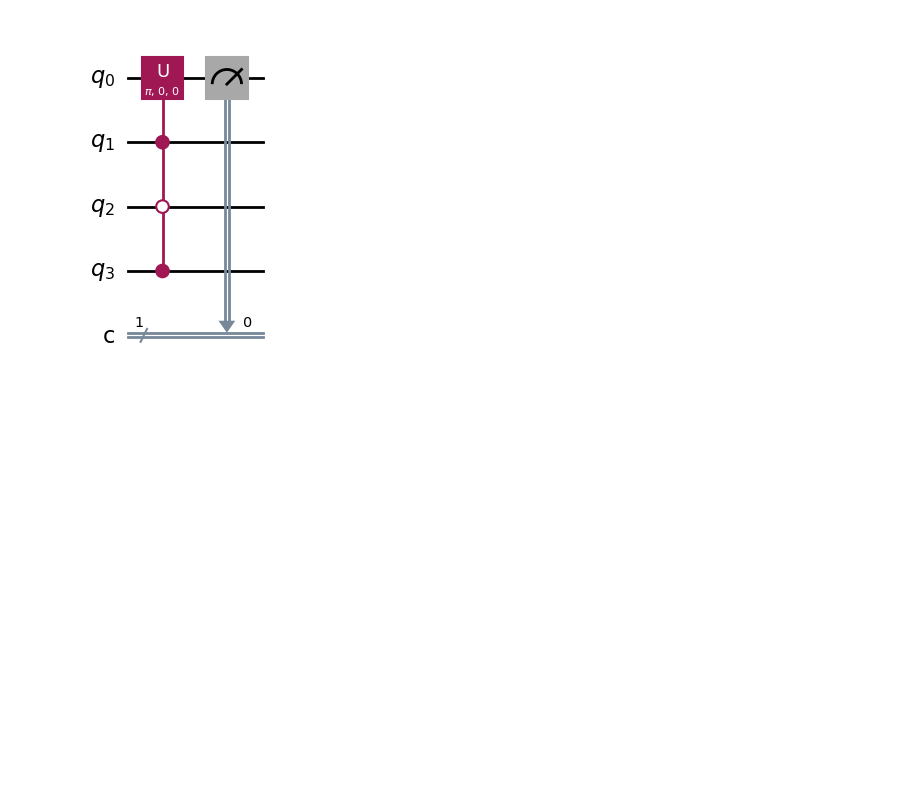
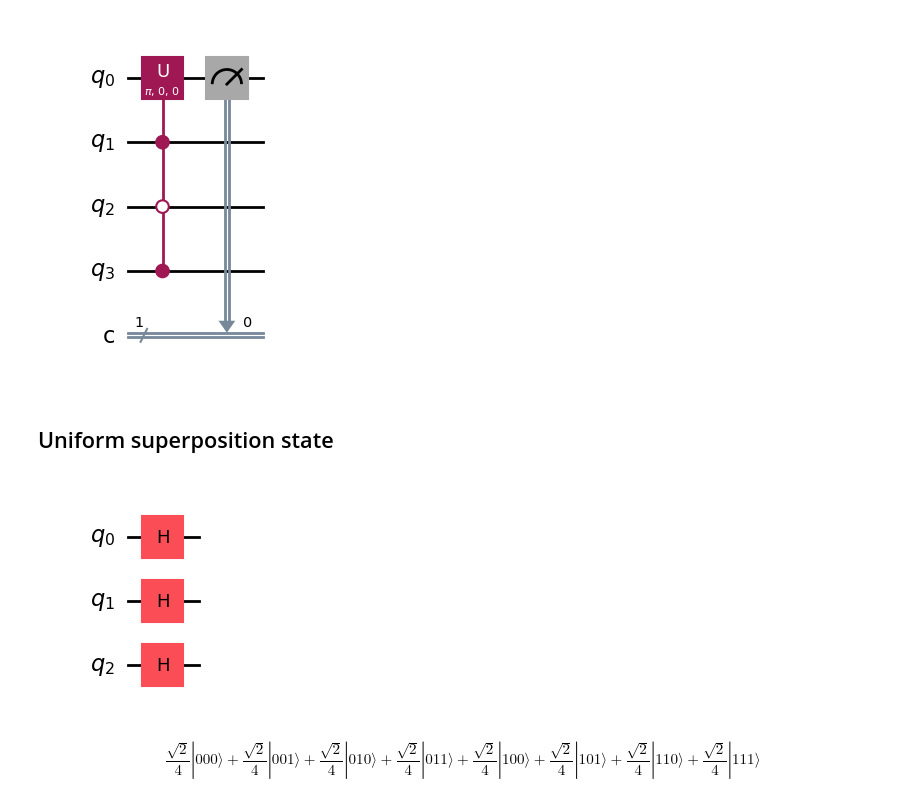
Before and after one commit to UW-ERSL/AppliedQC, a Jupyter notebook: Chapter09_QuantumCircuits_notebook.ipynb, the cells around one changed output. Drawn from its saved outputs; the diff is of its cells as text; code cells hidden in the pictures; blank space fills up the shorter version.

```diff
--- a/Chapter09_QuantumCircuits_notebook.ipynb
+++ b/Chapter09_QuantumCircuits_notebook.ipynb
@@ -292,3 +302,21 @@ circuit.measure([0],[0])
 display(circuit.draw('mpl') )
 # %% [output]
 [figure]
+# %% [markdown]
+## Uniform superposition state
+# %%
+# 1. Define the number of qubits (3)
+num_qubits = 3
+
+# 3. Initialize the circuit
+qc = QuantumCircuit(num_qubits)
+for i in range(num_qubits):
+    qc.h(i)
+display(qc.draw('mpl'))
+
+# Verify the result
+psi = Statevector(qc)
+display(psi.draw('latex'))
+# %% [output]
+[figure, added]
+$$\frac{\sqrt{2}}{4} |000\rangle+\frac{\sqrt{2}}{4} |001\rangle+\frac{\sqrt{2}}{4} |010\rangle+\frac{\sqrt{2}}{4} |011\rangle+\frac{\sqrt{2}}{4} |100\rangle+\frac{\sqrt{2}}{4} |101\rangle+\frac{\sqrt{2}}{4} |110\rangle+\frac{\sqrt{2}}{4} |111\rangle$$
```
Also changed, not shown: parts of 14 cells of this notebook, 2 other files.
